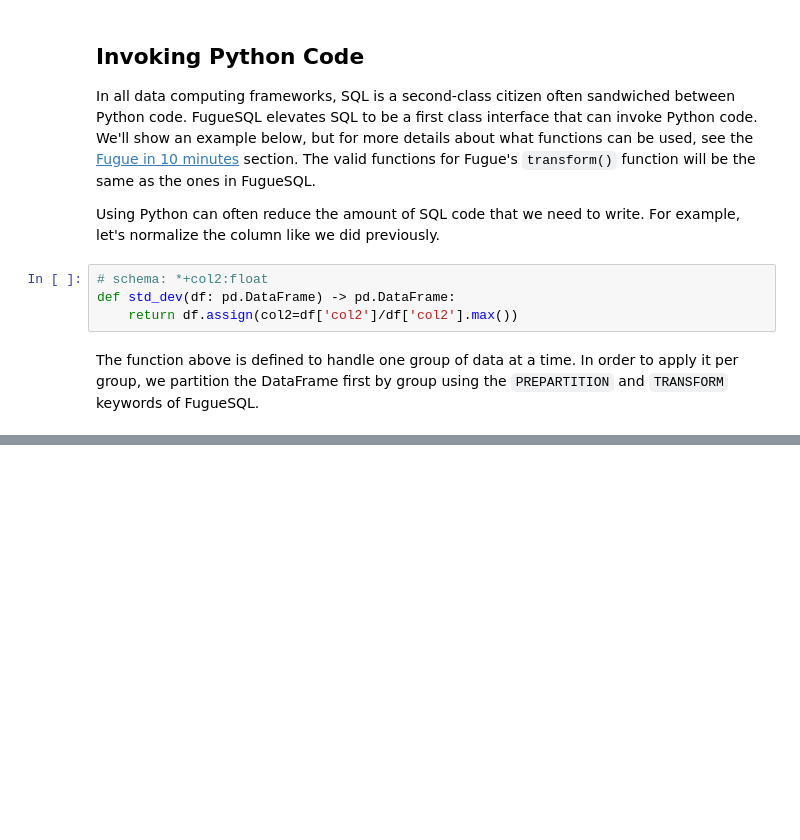
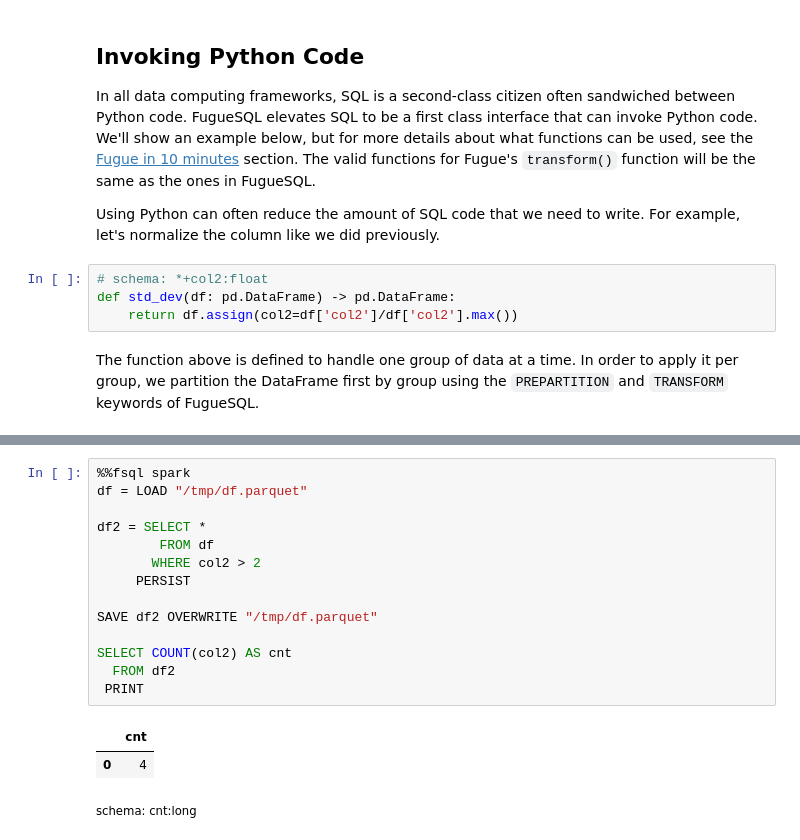
Before and after one commit to fugue-project/tutorials, a Jupyter notebook: tutorials/quick_look/ten_minutes_sql.ipynb, the cells around one changed output, grey strips where cells are left out. Cells and saved outputs as stored; diff of their text form; blank space fills up the shorter version.

```diff
--- a/tutorials/quick_look/ten_minutes_sql.ipynb
+++ b/tutorials/quick_look/ten_minutes_sql.ipynb
@@ -277,0 +278,18 @@ from fugue_sql import fsql
+# %%
+%%fsql spark
+df = LOAD "/tmp/df.parquet"
+
+df2 = SELECT *
+        FROM df
+       WHERE col2 > 2
+     PERSIST
+
+SAVE df2 OVERWRITE "/tmp/df.parquet"
+
+SELECT COUNT(col2) AS cnt
+  FROM df2
+ PRINT
+# %% [output]
+|  | cnt |
+| 0 | 4 |
+schema: cnt:long
```
Also changed, not shown: parts of 18 cells of this notebook.
